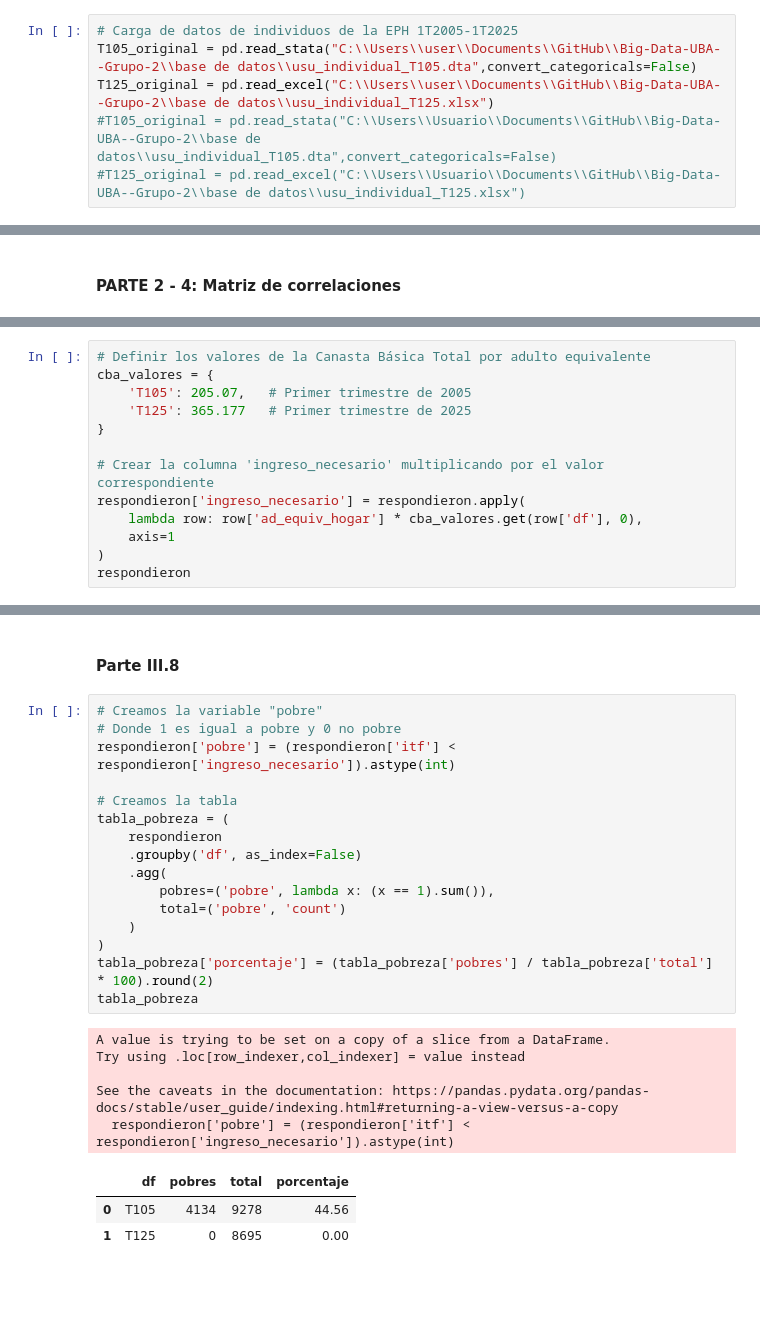
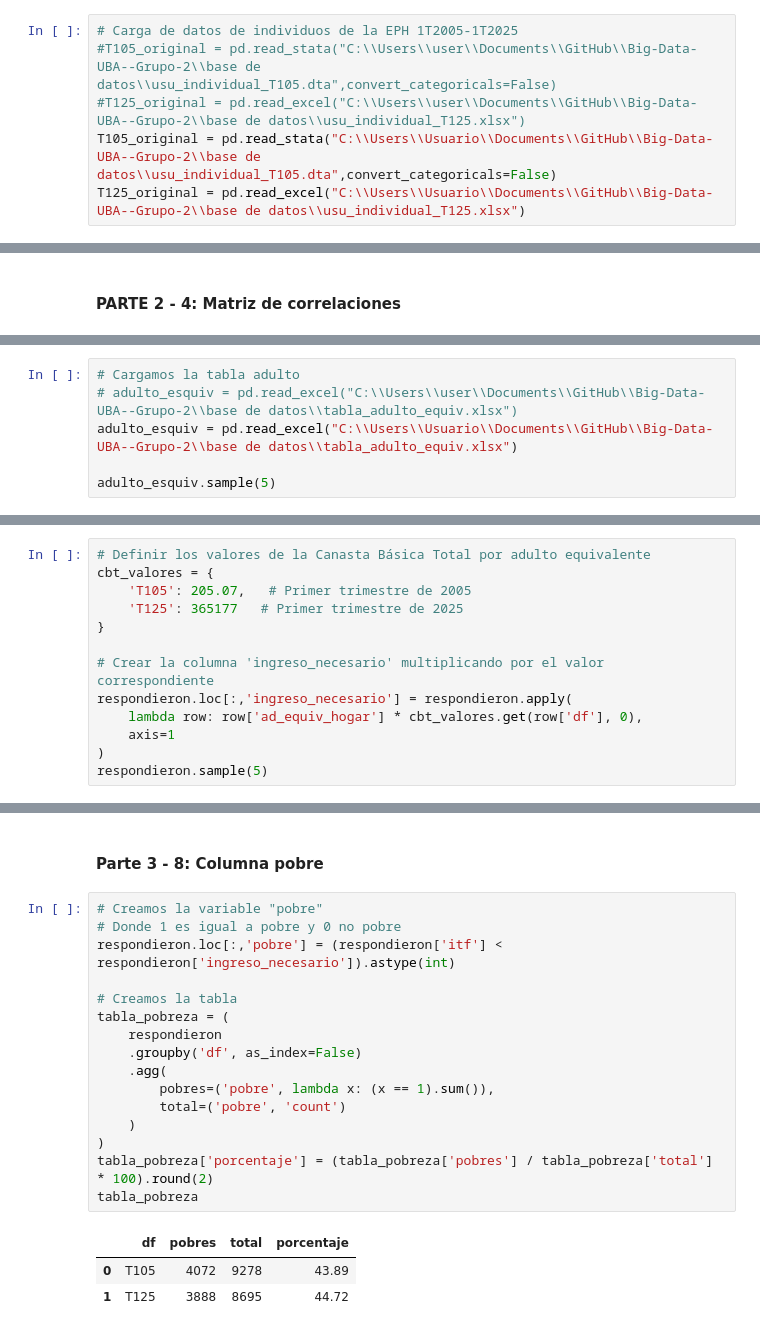
Before and after one commit to alvarezmartin2411-debug/Big-Data-UBA--Grupo-2, a Jupyter notebook: TP1/Program_TP1_Grupo2.ipynb, the cells around one changed output, grey strips where cells are left out. Cells and saved outputs as stored; diff of their text form; blank space fills up the shorter version.

```diff
--- a/TP1/Program_TP1_Grupo2.ipynb
+++ b/TP1/Program_TP1_Grupo2.ipynb
@@ -11,7 +11,7 @@ import seaborn as sns
 import matplotlib.pyplot as plt
 # %%
 # Carga de datos de individuos de la EPH 1T2005-1T2025
-T105_original = pd.read_stata("C:\\Users\\user\\Documents\\GitHub\\Big-Data-UBA--Grupo-2\\base de datos\\usu_individual_T105.dta",convert_categoricals=False)
-T125_original = pd.read_excel("C:\\Users\\user\\Documents\\GitHub\\Big-Data-UBA--Grupo-2\\base de datos\\usu_individual_T125.xlsx")
-#T105_original = pd.read_stata("C:\\Users\\Usuario\\Documents\\GitHub\\Big-Data-UBA--Grupo-2\\base de datos\\usu_individual_T105.dta",convert_categoricals=False)
-#T125_original = pd.read_excel("C:\\Users\\Usuario\\Documents\\GitHub\\Big-Data-UBA--Grupo-2\\base de datos\\usu_individual_T125.xlsx")
+#T105_original = pd.read_stata("C:\\Users\\user\\Documents\\GitHub\\Big-Data-UBA--Grupo-2\\base de datos\\usu_individual_T105.dta",convert_categoricals=False)
+#T125_original = pd.read_excel("C:\\Users\\user\\Documents\\GitHub\\Big-Data-UBA--Grupo-2\\base de datos\\usu_individual_T125.xlsx")
+T105_original = pd.read_stata("C:\\Users\\Usuario\\Documents\\GitHub\\Big-Data-UBA--Grupo-2\\base de datos\\usu_individual_T105.dta",convert_categoricals=False)
+T125_original = pd.read_excel("C:\\Users\\Usuario\\Documents\\GitHub\\Big-Data-UBA--Grupo-2\\base de datos\\usu_individual_T125.xlsx")
@@ -320,0 +321,6 @@ adulto_esquiv
+# %%
+# Cargamos la tabla adulto
+# adulto_esquiv = pd.read_excel("C:\\Users\\user\\Documents\\GitHub\\Big-Data-UBA--Grupo-2\\base de datos\\tabla_adulto_equiv.xlsx")
+adulto_esquiv = pd.read_excel("C:\\Users\\Usuario\\Documents\\GitHub\\Big-Data-UBA--Grupo-2\\base de datos\\tabla_adulto_equiv.xlsx")
+
+adulto_esquiv.sample(5)
@@ -400,14 +413,14 @@ norespondieron = eph_merged[eph_merged['itf'] == 0]
 # %%
 # Definir los valores de la Canasta Básica Total por adulto equivalente
-cba_valores = {
+cbt_valores = {
     'T105': 205.07,   # Primer trimestre de 2005
-    'T125': 365.177   # Primer trimestre de 2025
+    'T125': 365177   # Primer trimestre de 2025
 }
 
 # Crear la columna 'ingreso_necesario' multiplicando por el valor correspondiente
-respondieron['ingreso_necesario'] = respondieron.apply(
-    lambda row: row['ad_equiv_hogar'] * cba_valores.get(row['df'], 0),
+respondieron.loc[:,'ingreso_necesario'] = respondieron.apply(
+    lambda row: row['ad_equiv_hogar'] * cbt_valores.get(row['df'], 0),
     axis=1
 )
-respondieron
+respondieron.sample(5)
 # %% [output]
@@ -432,27 +434,22 @@ See the caveats in the documentation: https://pandas.pydata.org/pandas-docs/stab
 # %% [markdown]
-#### Parte III.8
+#### Parte 3 - 8: Columna pobre
 # %%
 # Creamos la variable "pobre"
 # Donde 1 es igual a pobre y 0 no pobre
-respondieron['pobre'] = (respondieron['itf'] < respondieron['ingreso_necesario']).astype(int)
+respondieron.loc[:,'pobre'] = (respondieron['itf'] < respondieron['ingreso_necesario']).astype(int)
 
 # Creamos la tabla
 tabla_pobreza = (
     respondieron
     .groupby('df', as_index=False)
     .agg(
         pobres=('pobre', lambda x: (x == 1).sum()),
         total=('pobre', 'count')
     )
 )
 tabla_pobreza['porcentaje'] = (tabla_pobreza['pobres'] / tabla_pobreza['total'] * 100).round(2)
 tabla_pobreza
 # %% [output]
-A value is trying to be set on a copy of a slice from a DataFrame.
-Try using .loc[row_indexer,col_indexer] = value instead
-
-See the caveats in the documentation: https://pandas.pydata.org/pandas-docs/stable/user_guide/indexing.html#returning-a-view-versus-a-copy
-  respondieron['pobre'] = (respondieron['itf'] < respondieron['ingreso_necesario']).astype(int)
 |  | df | pobres | total | porcentaje |
-| 0 | T105 | 4134 | 9278 | 44.56 |
-| 1 | T125 | 0 | 8695 | 0.00 |
+| 0 | T105 | 4072 | 9278 | 43.89 |
+| 1 | T125 | 3888 | 8695 | 44.72 |
```
Also changed, not shown: parts of 19 cells of this notebook.
